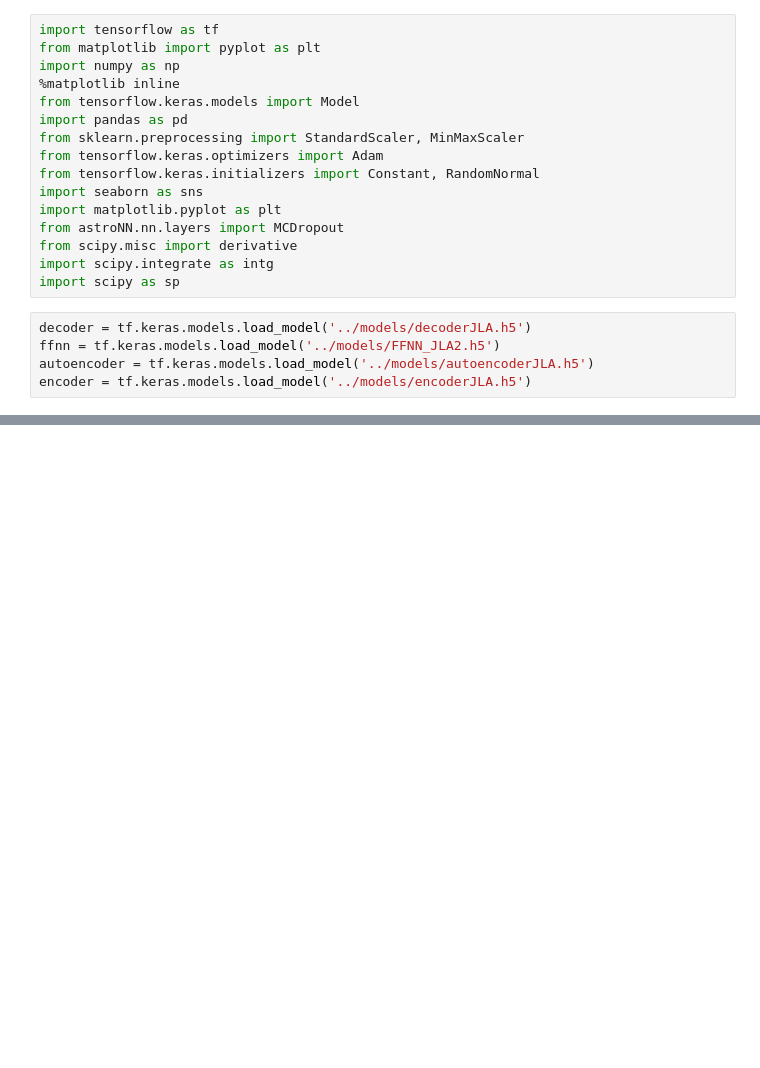
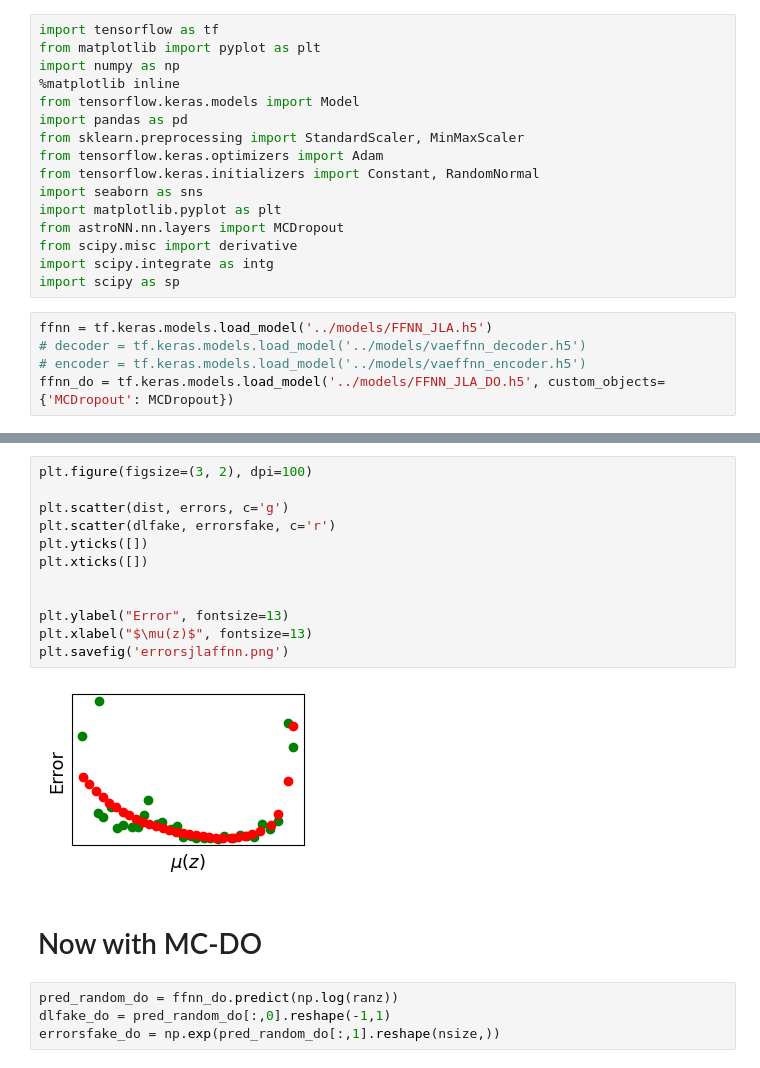
Before and after one commit to igomezv/neuralCosmoReconstruction, a Jupyter notebook: notebooks/loadANNjla.ipynb, the cells around one changed output, grey strips where cells are left out. Saved outputs shown, nothing was run; the diff lists cells and outputs as text; blank space fills up the shorter version.

```diff
--- a/notebooks/loadANNjla.ipynb
+++ b/notebooks/loadANNjla.ipynb
@@ -15,7 +15,7 @@ from scipy.misc import derivative
 import scipy.integrate as intg
 import scipy as sp
 # %%
-decoder = tf.keras.models.load_model('../models/decoderJLA.h5')
-ffnn = tf.keras.models.load_model('../models/FFNN_JLA2.h5')
-autoencoder = tf.keras.models.load_model('../models/autoencoderJLA.h5')
-encoder = tf.keras.models.load_model('../models/encoderJLA.h5')
+ffnn = tf.keras.models.load_model('../models/FFNN_JLA.h5')
+# decoder = tf.keras.models.load_model('../models/vaeffnn_decoder.h5')
+# encoder = tf.keras.models.load_model('../models/vaeffnn_encoder.h5')
+ffnn_do = tf.keras.models.load_model('../models/FFNN_JLA_DO.h5', custom_objects={'MCDropout': MCDropout})
@@ -193,0 +178,20 @@ sns.heatmap(pd.DataFrame(clean_img[0].reshape(31,31)), annot=False, fmt='g', xti
+# %%
+plt.figure(figsize=(3, 2), dpi=100)
+
+plt.scatter(dist, errors, c='g')
+plt.scatter(dlfake, errorsfake, c='r')
+plt.yticks([])
+plt.xticks([])
+
+
+plt.ylabel("Error", fontsize=13)
+plt.xlabel("$\mu(z)$", fontsize=13)
+plt.savefig('errorsjlaffnn.png')
+# %% [output]
+[figure, added]
+# %% [markdown]
+# Now with MC-DO
+# %%
+pred_random_do = ffnn_do.predict(np.log(ranz))
+dlfake_do = pred_random_do[:,0].reshape(-1,1)
+errorsfake_do = np.exp(pred_random_do[:,1].reshape(nsize,))
```
Also changed, not shown: parts of 23 cells of this notebook.
